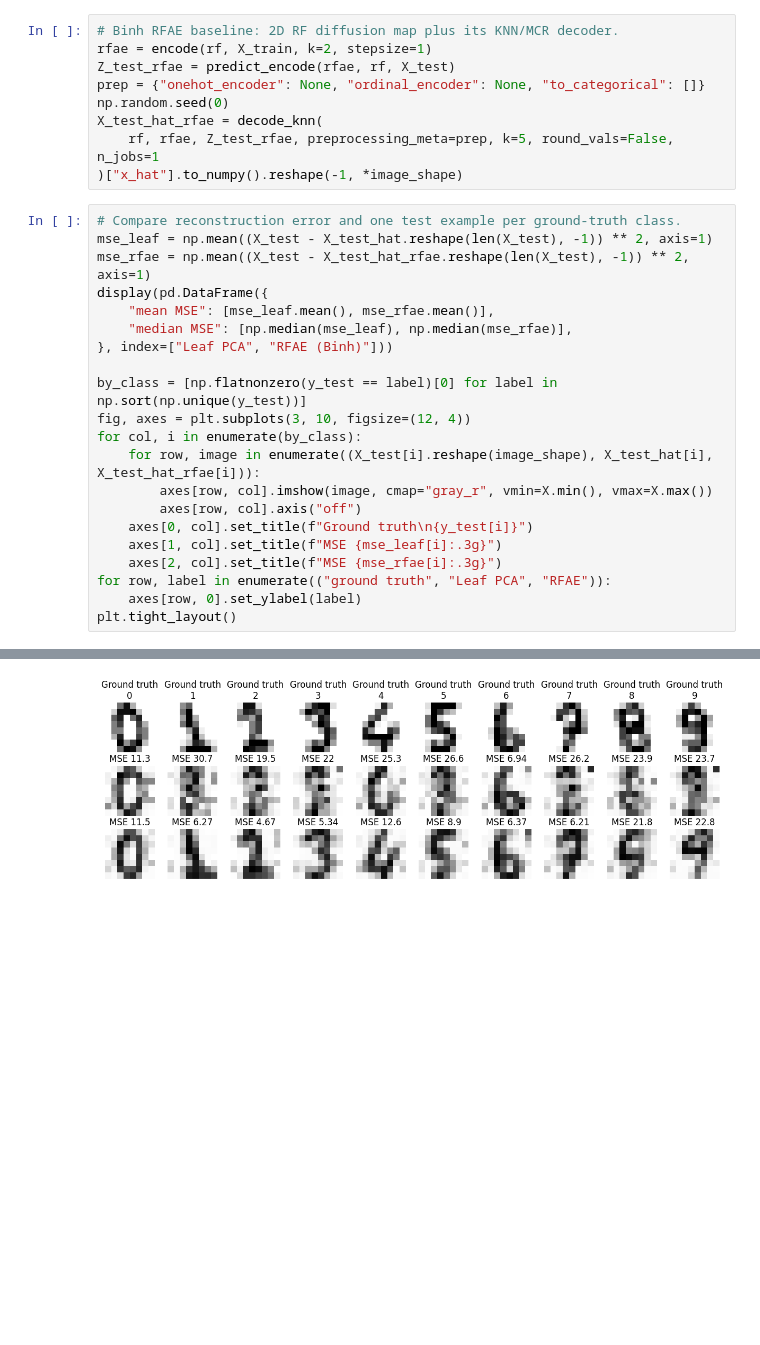
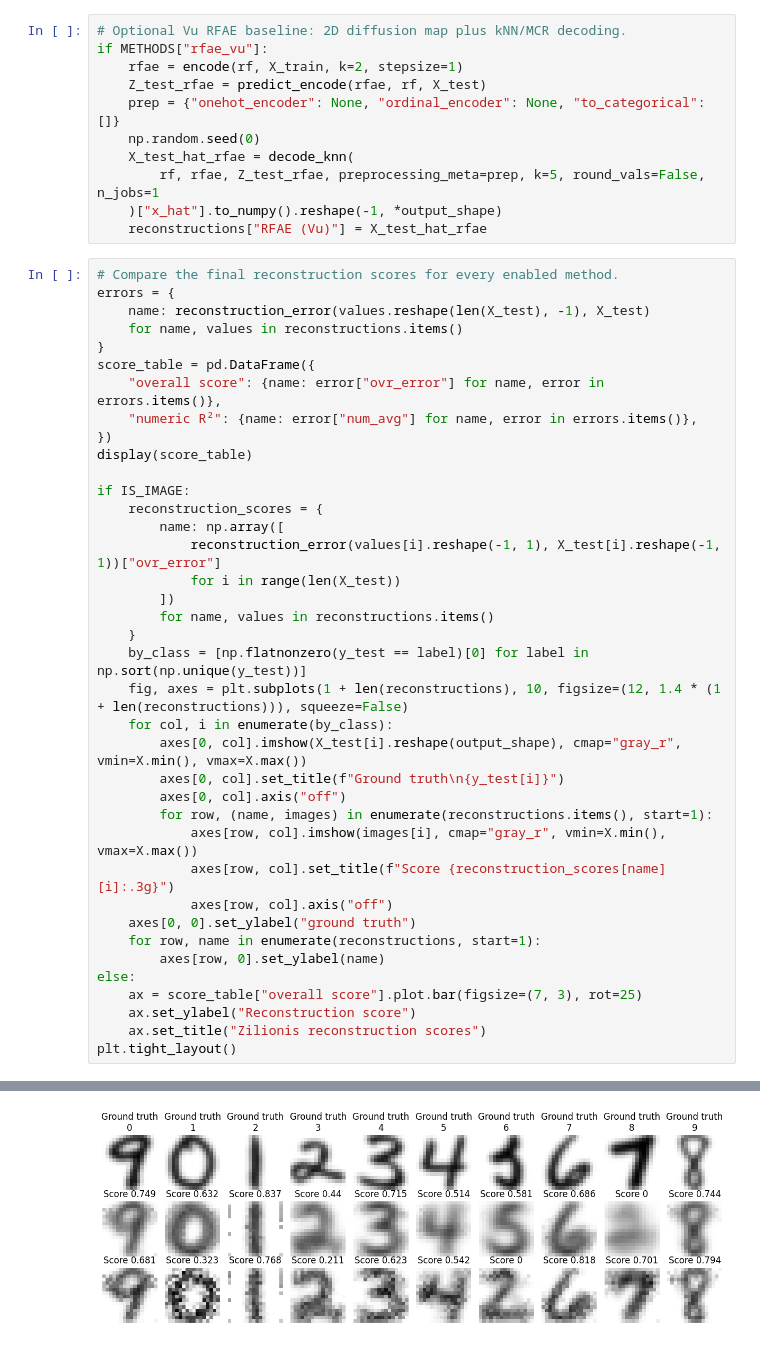
Before and after one commit to JakeSRhodesLab/ForestGeom, a Jupyter notebook: experiments_ae/leaf_pca_reconstruction.ipynb, the cells around one changed output, grey strips where cells are left out. Cells and saved outputs as stored; diff of their text form; blank space fills up the shorter version.

```diff
--- a/experiments_ae/leaf_pca_reconstruction.ipynb
+++ b/experiments_ae/leaf_pca_reconstruction.ipynb
@@ -37,31 +77,50 @@ X_test_hat = leaf_pca.X_test_hat
 # %%
-# Binh RFAE baseline: 2D RF diffusion map plus its KNN/MCR decoder.
-rfae = encode(rf, X_train, k=2, stepsize=1)
-Z_test_rfae = predict_encode(rfae, rf, X_test)
-prep = {"onehot_encoder": None, "ordinal_encoder": None, "to_categorical": []}
-np.random.seed(0)
-X_test_hat_rfae = decode_knn(
-    rf, rfae, Z_test_rfae, preprocessing_meta=prep, k=5, round_vals=False, n_jobs=1
-)["x_hat"].to_numpy().reshape(-1, *image_shape)
+# Optional Vu RFAE baseline: 2D diffusion map plus kNN/MCR decoding.
+if METHODS["rfae_vu"]:
+    rfae = encode(rf, X_train, k=2, stepsize=1)
+    Z_test_rfae = predict_encode(rfae, rf, X_test)
+    prep = {"onehot_encoder": None, "ordinal_encoder": None, "to_categorical": []}
+    np.random.seed(0)
+    X_test_hat_rfae = decode_knn(
+        rf, rfae, Z_test_rfae, preprocessing_meta=prep, k=5, round_vals=False, n_jobs=1
+    )["x_hat"].to_numpy().reshape(-1, *output_shape)
+    reconstructions["RFAE (Vu)"] = X_test_hat_rfae
 # %%
-# Compare reconstruction error and one test example per ground-truth class.
-mse_leaf = np.mean((X_test - X_test_hat.reshape(len(X_test), -1)) ** 2, axis=1)
-mse_rfae = np.mean((X_test - X_test_hat_rfae.reshape(len(X_test), -1)) ** 2, axis=1)
-display(pd.DataFrame({
-    "mean MSE": [mse_leaf.mean(), mse_rfae.mean()],
-    "median MSE": [np.median(mse_leaf), np.median(mse_rfae)],
-}, index=["Leaf PCA", "RFAE (Binh)"]))
+# Compare the final reconstruction scores for every enabled method.
+errors = {
+    name: reconstruction_error(values.reshape(len(X_test), -1), X_test)
+    for name, values in reconstructions.items()
+}
+score_table = pd.DataFrame({
+    "overall score": {name: error["ovr_error"] for name, error in errors.items()},
+    "numeric R²": {name: error["num_avg"] for name, error in errors.items()},
+})
+display(score_table)
 
-by_class = [np.flatnonzero(y_test == label)[0] for label in np.sort(np.unique(y_test))]
-fig, axes = plt.subplots(3, 10, figsize=(12, 4))
-for col, i in enumerate(by_class):
-    for row, image in enumerate((X_test[i].reshape(image_shape), X_test_hat[i], X_test_hat_rfae[i])):
-        axes[row, col].imshow(image, cmap="gray_r", vmin=X.min(), vmax=X.max())
-        axes[row, col].axis("off")
-    axes[0, col].set_title(f"Ground truth\n{y_test[i]}")
-    axes[1, col].set_title(f"MSE {mse_leaf[i]:.3g}")
-    axes[2, col].set_title(f"MSE {mse_rfae[i]:.3g}")
-for row, label in enumerate(("ground truth", "Leaf PCA", "RFAE")):
-    axes[row, 0].set_ylabel(label)
+if IS_IMAGE:
+    reconstruction_scores = {
+        name: np.array([
+            reconstruction_error(values[i].reshape(-1, 1), X_test[i].reshape(-1, 1))["ovr_error"]
+            for i in range(len(X_test))
+        ])
+        for name, values in reconstructions.items()
+    }
+    by_class = [np.flatnonzero(y_test == label)[0] for label in np.sort(np.unique(y_test))]
+    fig, axes = plt.subplots(1 + len(reconstructions), 10, figsize=(12, 1.4 * (1 + len(reconstructions))), squeeze=False)
+    for col, i in enumerate(by_class):
+        axes[0, col].imshow(X_test[i].reshape(output_shape), cmap="gray_r", vmin=X.min(), vmax=X.max())
+        axes[0, col].set_title(f"Ground truth\n{y_test[i]}")
+        axes[0, col].axis("off")
+        for row, (name, images) in enumerate(reconstructions.items(), start=1):
+            axes[row, col].imshow(images[i], cmap="gray_r", vmin=X.min(), vmax=X.max())
+            axes[row, col].set_title(f"Score {reconstruction_scores[name][i]:.3g}")
+            axes[row, col].axis("off")
+    axes[0, 0].set_ylabel("ground truth")
+    for row, name in enumerate(reconstructions, start=1):
+        axes[row, 0].set_ylabel(name)
+else:
+    ax = score_table["overall score"].plot.bar(figsize=(7, 3), rot=25)
+    ax.set_ylabel("Reconstruction score")
+    ax.set_title("Zilionis reconstruction scores")
 plt.tight_layout()
 # %% [output]
@@ -71 +130 @@ plt.tight_layout()
-[figure, old version]
+[figure, new version]
```
Also changed, not shown: parts of 6 cells of this notebook, 3 other files.
